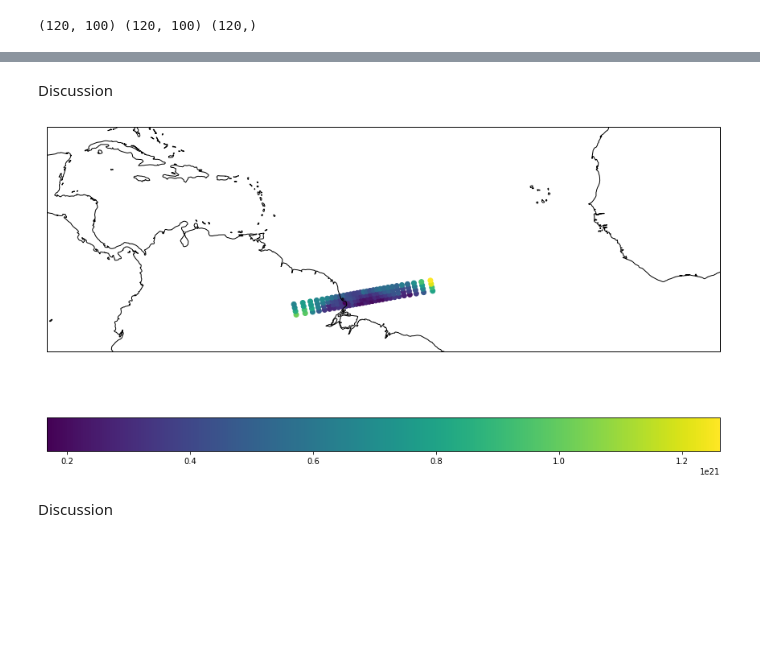
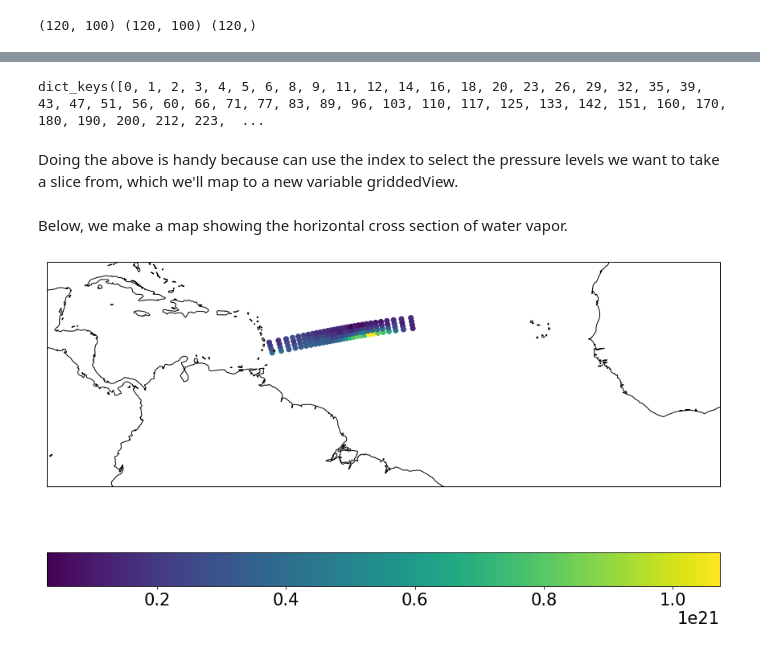
Before and after one commit to resmaili/nucaps-sal, a Jupyter notebook: JSC_SAL_tutorial.ipynb, the cells around one changed output, grey strips where cells are left out. Cells and saved outputs as stored; diff of their text form; code cells hidden in the pictures; blank space fills up the shorter version.

Commit message:
Adds discussion to tutorial, pcolormesh map plots

```diff
--- a/JSC_SAL_tutorial.ipynb
+++ b/JSC_SAL_tutorial.ipynb
@@ -20,7 +36,10 @@ Below is a short tutorial on how to display NUCAPS using Python and Jupyter Note
 # %%
-import numpy as np
-import cartopy.crs as ccrs
-import cartopy.feature as cfeature
-from glob import glob
-import matplotlib.pyplot as plt
-import xarray as xr
+import numpy as np                         # To perform array operations
+import cartopy.crs as ccrs                 # To create map projections for plots
+import cartopy.feature as cfeature         # To add maps to plots
+from glob import glob                      # Search all files in a directory
+import matplotlib.pyplot as plt            # Main plotting library
+import xarray as xr                        # For working with netCDF files and large arrays
+
+plt.rcParams['figure.figsize'] = [15, 10] # Sets all figures in document to be 15"x10"
+plt.rcParams.update({'font.size': 21})     # Sets fontsize in document to 21pts
@@ -27,6 +67,6 @@ import xarray as xr
 # %%
 # Read in a single NUCAPS netcdf file; set decode time = false (the time doesnt follow standard formatting)
-fname = 'sal/NUCAPS-EDR_v2r0_npp_s201809201634390_e201809201635090_c201809201739220.nc'
+fname = 'sal/NUCAPS-EDR_v2r0_npp_s201809201638230_e201809201638530_c201809201742190.nc'
 nucaps = xr.open_dataset(fname, decode_times=False)
 # %%
 # Uncomment to inspect the file contents...
@@ -95,28 +175,33 @@ Discussion
+# %%
+# Print out all pressure levels in the dictionary
+PresLevIndex.keys()
+# %% [output]
+dict_keys([0, 1, 2, 3, 4, 5, 6, 8, 9, 11, 12, 14, 16, 18, 20, 23, 26, 29, 32, 35, 39, 43, 47, 51, 56, 60, 66, 71, 77, 83, 89, 96, 103, 110, 117, 125, 133, 142, 151, 160, 170, 180, 190, 200, 212, 223,  ...
+# %% [markdown]
+Doing the above is handy because can use the index to select the pressure levels we want to take a slice from, which we'll map to a new variable griddedView.
 # %%
 griddedView = nucaps.sel(Number_of_P_Levels=PresLevIndex[496])
 #griddedView
-# %% [markdown]
-Discussion
+# %% [markdown]
+Below, we make a map showing the horizontal cross section of water vapor.
 # %%
 # Initiate the plot
-fig = plt.figure(figsize=(15, 10))
+fig = plt.figure()
 
 # Adds a map to the plot
 ax=plt.axes(projection=ccrs.PlateCarree())
 ax.coastlines('50m')
 
 # Plots the latitude and longitude of the NUCAPS data
 plt.scatter(griddedView['Longitude'], griddedView['Latitude'], c=griddedView['H2O'])
 
 plt.colorbar(orientation='horizontal')
 
 # Expands axes
 ax.set_ylim(-5, 25)
 ax.set_xlim(-90, 0)
 
 # Display plot
 plt.show()
 # %% [output]
-[figure, old version]
+[figure, new version]
-# %% [markdown]
-Discussion
```
Also changed, not shown: parts of 30 cells of this notebook, 3 other files.
